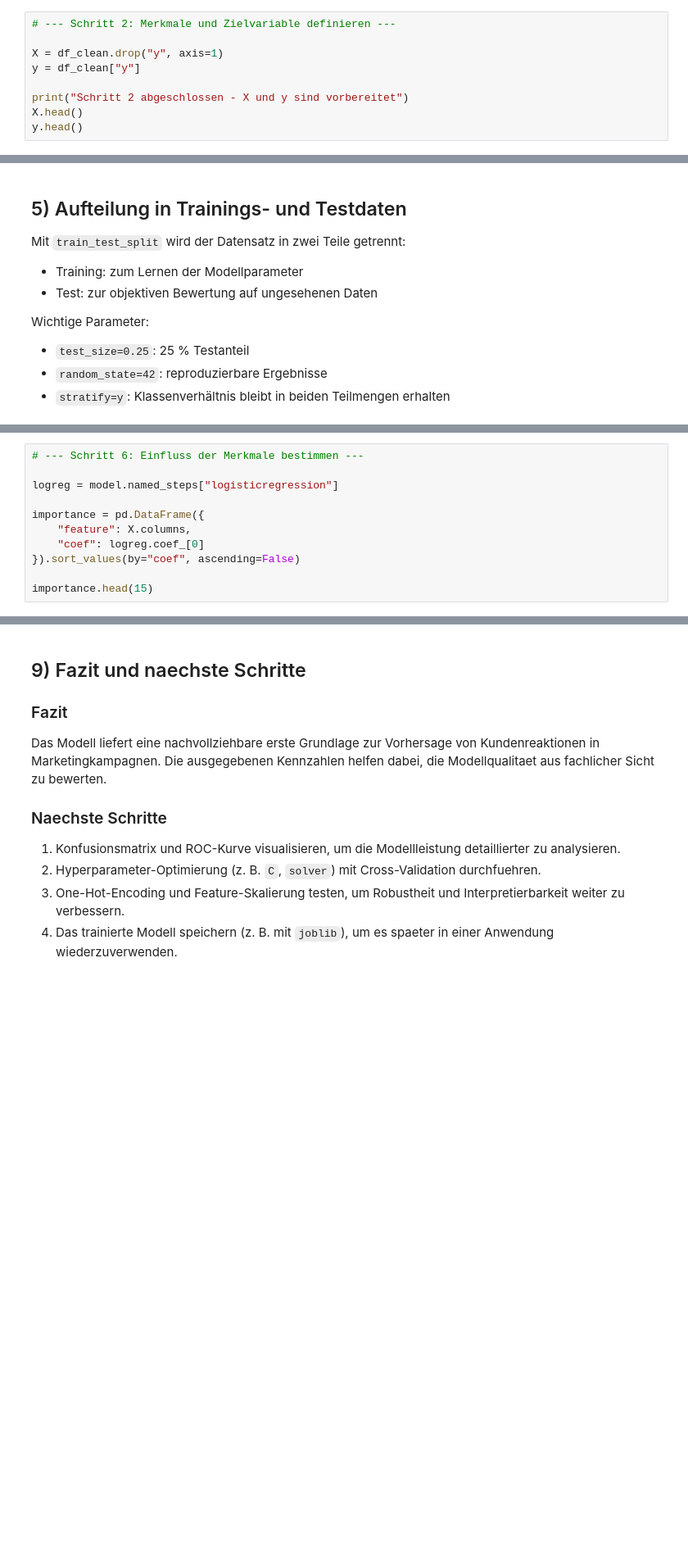
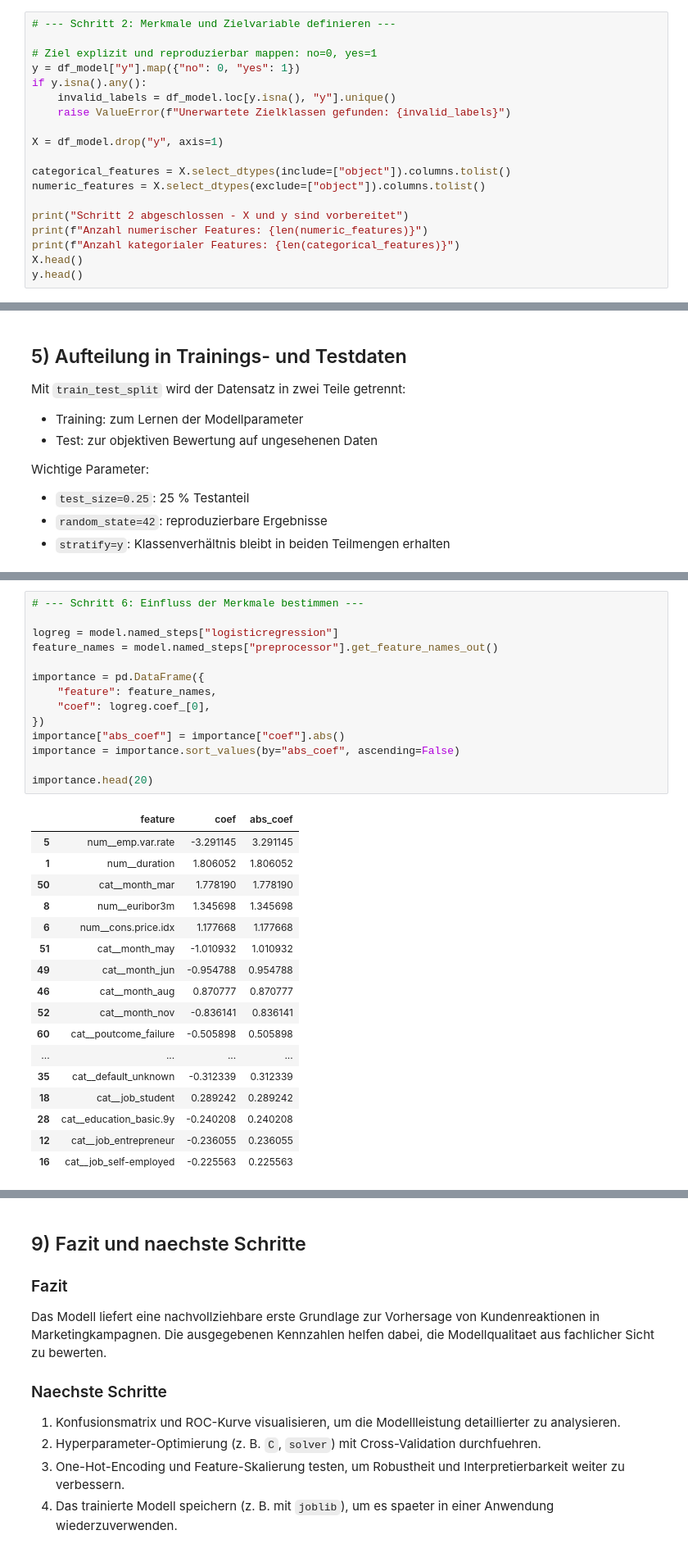
Before and after one commit to minimalmerlin/ki-marketing-personalisierung, a Jupyter notebook: notebooks/bankmarketing_logreg_bericht_de.ipynb, the cells around one changed output, grey strips where cells are left out. Shown at 82% size. Saved outputs shown, nothing was run; the diff lists cells and outputs as text; blank space fills up the shorter version.

```diff
--- a/notebooks/bankmarketing_logreg_bericht_de.ipynb
+++ b/notebooks/bankmarketing_logreg_bericht_de.ipynb
@@ -85,9 +149,19 @@ Hinweis: Diese Kodierung ist schnell, aber nicht immer ideal für Interpretation
 # %%
 # --- Schritt 2: Merkmale und Zielvariable definieren ---
 
-X = df_clean.drop("y", axis=1)
-y = df_clean["y"]
+# Ziel explizit und reproduzierbar mappen: no=0, yes=1
+y = df_model["y"].map({"no": 0, "yes": 1})
+if y.isna().any():
+    invalid_labels = df_model.loc[y.isna(), "y"].unique()
+    raise ValueError(f"Unerwartete Zielklassen gefunden: {invalid_labels}")
+
+X = df_model.drop("y", axis=1)
+
+categorical_features = X.select_dtypes(include=["object"]).columns.tolist()
+numeric_features = X.select_dtypes(exclude=["object"]).columns.tolist()
 
 print("Schritt 2 abgeschlossen - X und y sind vorbereitet")
+print(f"Anzahl numerischer Features: {len(numeric_features)}")
+print(f"Anzahl kategorialer Features: {len(categorical_features)}")
 X.head()
 y.head()
@@ -172,14 +316,35 @@ Interpretation im Geschäftskontext:
 # %%
 # --- Schritt 6: Einfluss der Merkmale bestimmen ---
 
 logreg = model.named_steps["logisticregression"]
+feature_names = model.named_steps["preprocessor"].get_feature_names_out()
 
 importance = pd.DataFrame({
-    "feature": X.columns,
-    "coef": logreg.coef_[0]
-}).sort_values(by="coef", ascending=False)
+    "feature": feature_names,
+    "coef": logreg.coef_[0],
+})
+importance["abs_coef"] = importance["coef"].abs()
+importance = importance.sort_values(by="abs_coef", ascending=False)
 
-importance.head(15)
+importance.head(20)
+# %% [output]
+|  | feature | coef | abs_coef |
+| 5 | num__emp.var.rate | -3.291145 | 3.291145 |
+| 1 | num__duration | 1.806052 | 1.806052 |
+| 50 | cat__month_mar | 1.778190 | 1.778190 |
+| 8 | num__euribor3m | 1.345698 | 1.345698 |
+| 6 | num__cons.price.idx | 1.177668 | 1.177668 |
+| 51 | cat__month_may | -1.010932 | 1.010932 |
+| 49 | cat__month_jun | -0.954788 | 0.954788 |
+| 46 | cat__month_aug | 0.870777 | 0.870777 |
+| 52 | cat__month_nov | -0.836141 | 0.836141 |
+| 60 | cat__poutcome_failure | -0.505898 | 0.505898 |
+| ... | ... | ... | ... |
+| 35 | cat__default_unknown | -0.312339 | 0.312339 |
+| 18 | cat__job_student | 0.289242 | 0.289242 |
+| 28 | cat__education_basic.9y | -0.240208 | 0.240208 |
+| 12 | cat__job_entrepreneur | -0.236055 | 0.236055 |
+| 16 | cat__job_self-employed | -0.225563 | 0.225563 |
 # %% [markdown]
 ## 8) Einfluss der Merkmale (Feature Importance)
 
```
Also changed, not shown: parts of 12 cells of this notebook.
